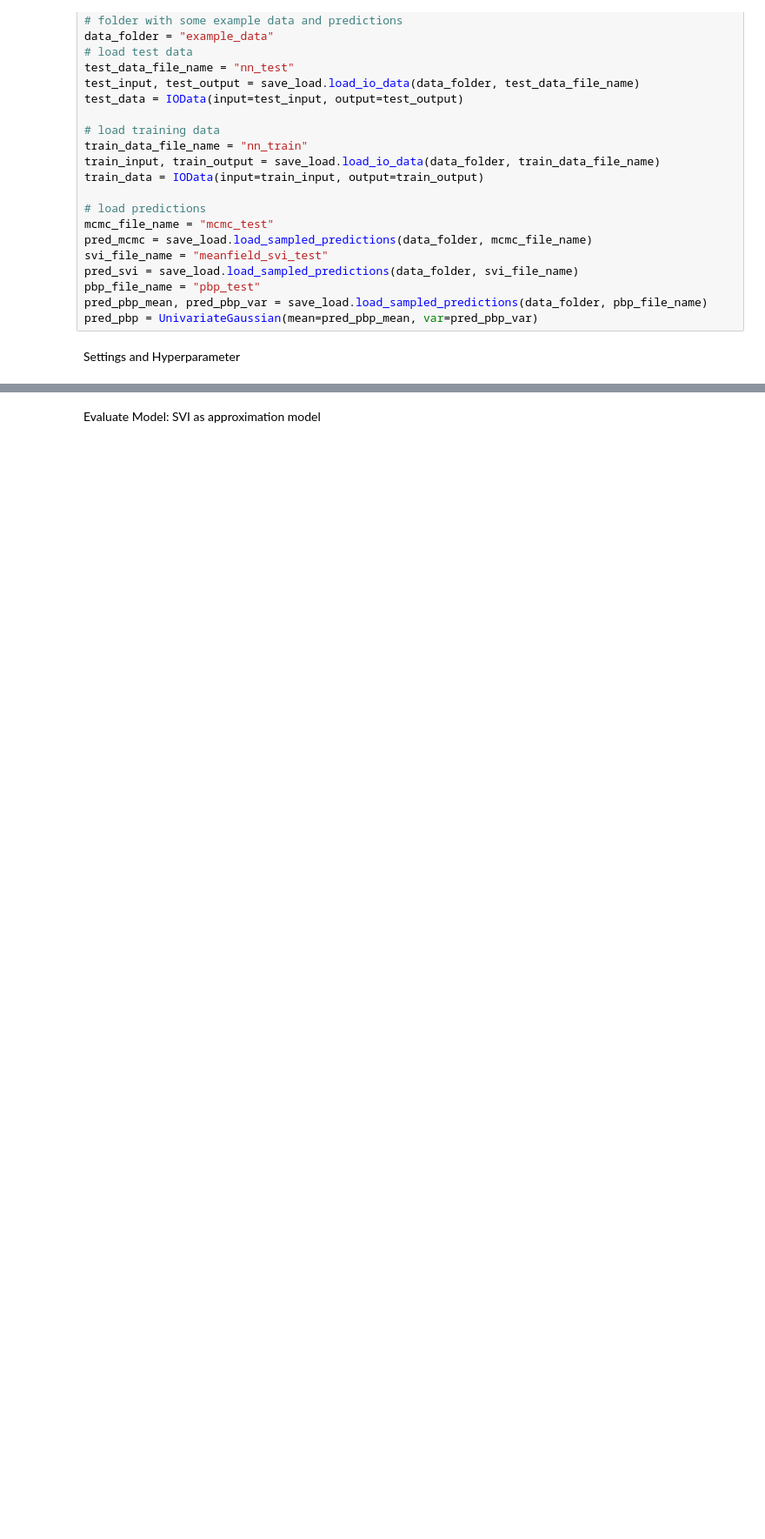
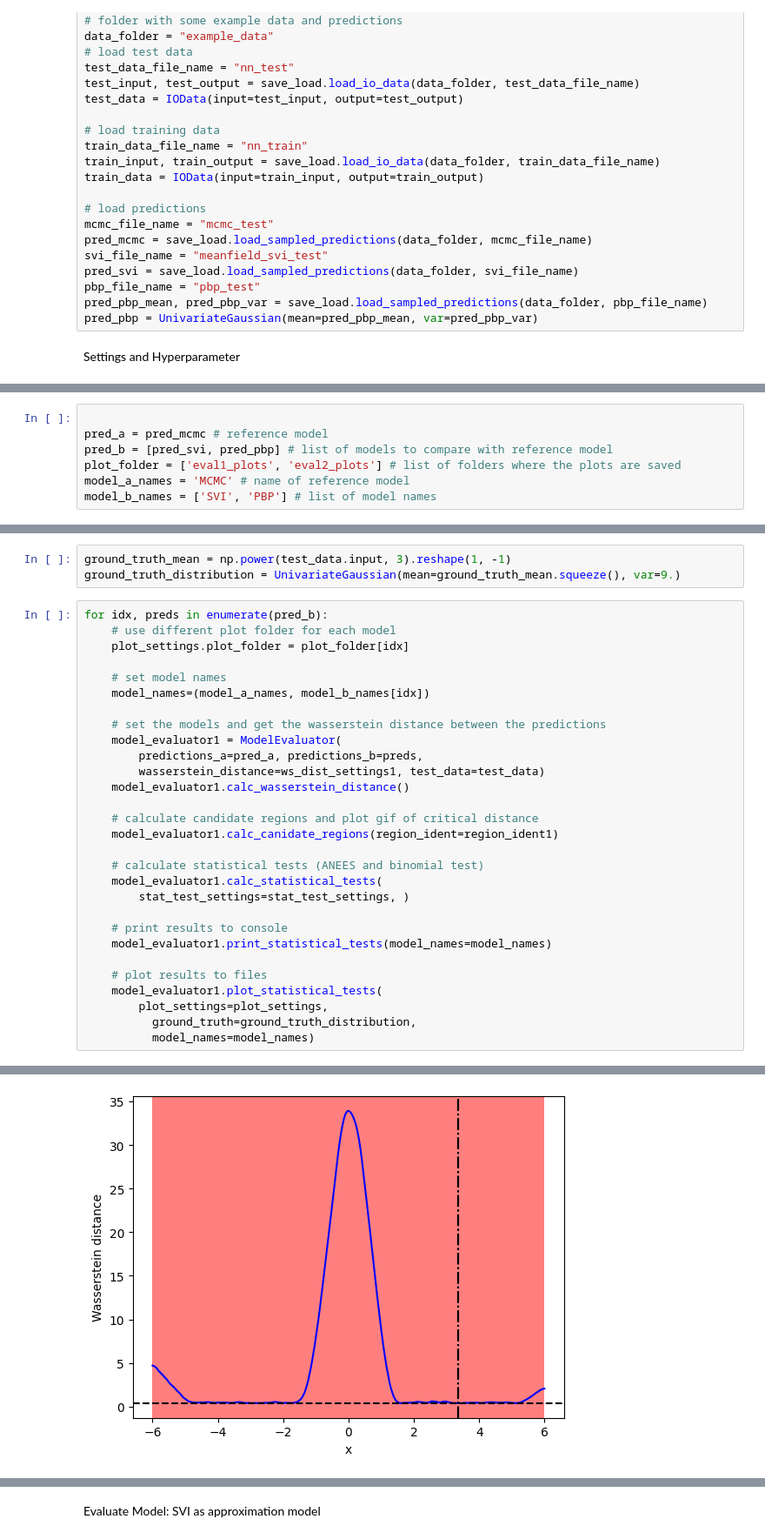
Before and after one commit to KIT-ISAS/BNN_Trust_Regions_SISO, a Jupyter notebook: example.ipynb, the cells around one changed output, grey strips where cells are left out. Shown at 87% size. Saved outputs shown, nothing was run; the diff lists cells and outputs as text; blank space fills up the shorter version.

```diff
--- a/example.ipynb
+++ b/example.ipynb
@@ -87,0 +114,7 @@ use_a_or_b = UseAorB.A
+# %%
+
+pred_a = pred_mcmc # reference model
+pred_b = [pred_svi, pred_pbp] # list of models to compare with reference model
+plot_folder = ['eval1_plots', 'eval2_plots'] # list of folders where the plots are saved
+model_a_names = 'MCMC' # name of reference model
+model_b_names = ['SVI', 'PBP'] # list of model names
@@ -87,0 +123,33 @@ use_a_or_b = UseAorB.A
+# %%
+ground_truth_mean = np.power(test_data.input, 3).reshape(1, -1)
+ground_truth_distribution = UnivariateGaussian(mean=ground_truth_mean.squeeze(), var=9.)
+# %%
+for idx, preds in enumerate(pred_b):
+    # use different plot folder for each model
+    plot_settings.plot_folder = plot_folder[idx]
+
+    # set model names
+    model_names=(model_a_names, model_b_names[idx])
+
+    # set the models and get the wasserstein distance between the predictions
+    model_evaluator1 = ModelEvaluator(
+        predictions_a=pred_a, predictions_b=preds,
+        wasserstein_distance=ws_dist_settings1, test_data=test_data)
+    model_evaluator1.calc_wasserstein_distance()
+
+    # calculate candidate regions and plot gif of critical distance
+    model_evaluator1.calc_canidate_regions(region_ident=region_ident1)
+
+    # calculate statistical tests (ANEES and binomial test)
+    model_evaluator1.calc_statistical_tests(
+        stat_test_settings=stat_test_settings, )
+
+    # print results to console
+    model_evaluator1.print_statistical_tests(model_names=model_names)
+
+    # plot results to files
+    model_evaluator1.plot_statistical_tests(
+        plot_settings=plot_settings,
+          ground_truth=ground_truth_distribution,
+          model_names=model_names)
+# %% [output]
@@ -87,0 +208 @@ use_a_or_b = UseAorB.A
+[figure, added]
```
Also changed, not shown: parts of 7 cells of this notebook.
